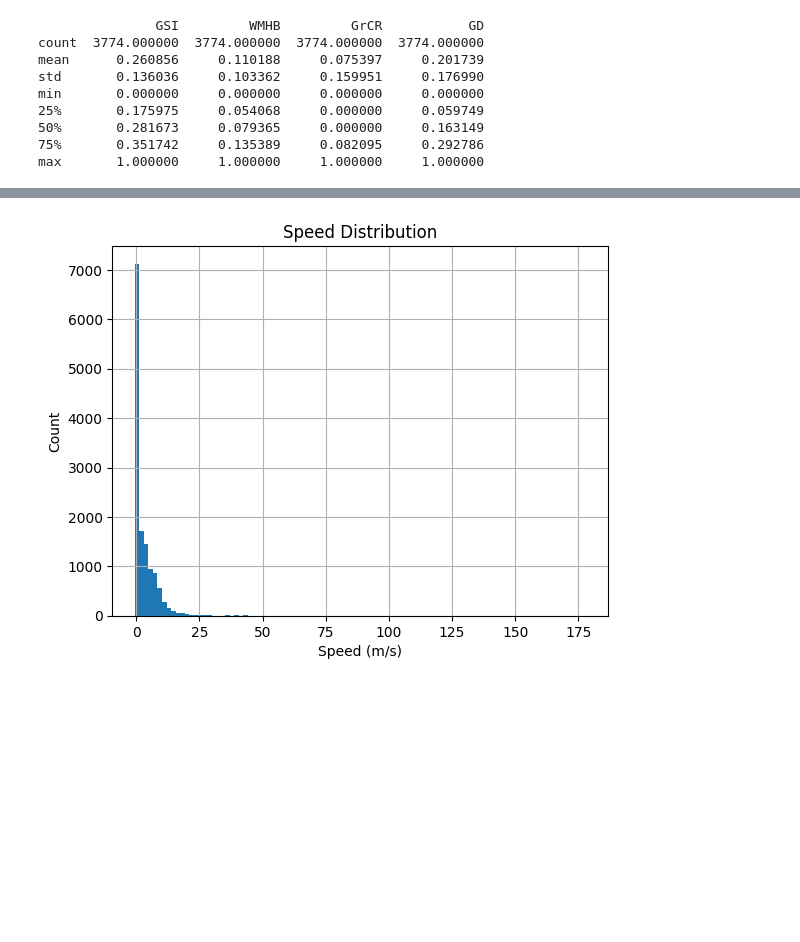
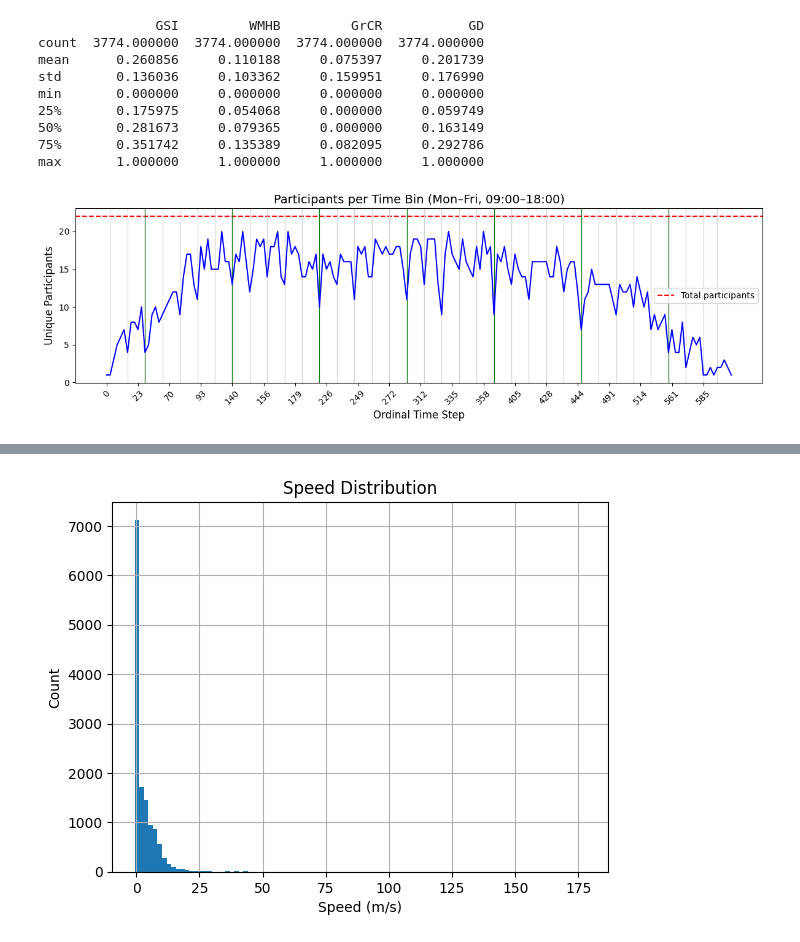
Before and after one commit to michelegiampaolo/mobility-seoul, a Jupyter notebook: Data/mobility_model.ipynb, the cells around one changed output, grey strips where cells are left out. Saved outputs shown, nothing was run; the diff lists cells and outputs as text; code cells hidden in the pictures; blank space fills up the shorter version.

```diff
--- a/Data/mobility_model.ipynb
+++ b/Data/mobility_model.ipynb
@@ -106,12 +94,17 @@ min       0.000000     0.000000     0.000000     0.000000
 75%       0.351742     0.135389     0.082095     0.292786
 max       1.000000     1.000000     1.000000     1.000000
 # %%
-# dividing the data into timee bins
+# dividing the data into time bins
 
-interval = 60 * 60          # 3600 seconds (1 hour)
+interval = 60 * 60 * 2      # 3600 seconds (1 hour)
 
 start_time = positions_links_df["merged_datetime"].min()
 end_time = positions_links_df["merged_datetime"].max()
 
 positions_links_df['time_seconds'] = positions_links_df['merged_datetime'] - start_time         # time in seconds since the start
 positions_links_df['time_bin'] = (positions_links_df["time_seconds"] // interval).astype(int)   # dividing them into time bins
+participant_counts = positions_links_df.groupby("time_bin")["id_participant"].nunique()         # counting the number of participants in each time bin
+
+# adding day and week time fields
+positions_links_df["hour_of_day"] = positions_links_df["timestamp"].dt.hour
+positions_links_df["day_of_week"] = positions_links_df["day_of_week"] = positions_links_df["timestamp"].dt.dayofweek  # Monday=0 ... Sunday=6
@@ -121,0 +111,67 @@ positions_links_df["day_of_week"] = positions_links_df["day_of_week"] = position
+# %%
+# plot to visualize how many participants are present per time bin (only between 09:00 and 18:00 and on weekdays)
+plot_df = positions_links_df[
+    (positions_links_df["hour_of_day"] >= 9) &
+    (positions_links_df["hour_of_day"] < 18) &
+    (positions_links_df["day_of_week"] <= 4)
+]
+participant_counts = plot_df.groupby("time_bin")["id_participant"].nunique()
+
+x_positions = np.arange(len(participant_counts))
+x_labels = participant_counts.index
+
+plt.figure(figsize=(12, 4))
+plt.axhline(positions_links_df["id_participant"].nunique(), color='red', linestyle='--', label='Total participants')
+
+# Full set of bins and filtered set
+all_bins = positions_links_df["time_bin"].unique()
+all_bins = np.sort(all_bins)
+included_bins = participant_counts.index
+excluded_bins = np.setdiff1d(all_bins, included_bins)
+
+# Map each bin to its weekday/hour (based on bin centers)
+bin_hour_map = positions_links_df.groupby("time_bin")["hour_of_day"].first().to_dict()
+bin_day_map = positions_links_df.groupby("time_bin")["day_of_week"].first().to_dict()
+
+# Classify excluded bins
+weekday_night_bins = []
+weekend_bins = []
+
+for b in excluded_bins:
+    day = bin_day_map.get(b, None)
+    hour = bin_hour_map.get(b, None)
+    if day is None or hour is None:
+        continue
+    if day <= 4:  # Monday to Friday
+        if hour < 9 or hour >= 18:
+            weekday_night_bins.append(b)
+    else:  # Saturday or Sunday
+        weekend_bins.append(b)
+
+# Map bin values to ordinal x positions (same as x_labels)
+bin_to_x = {b: i for i, b in enumerate(included_bins)}
+
+# Plot vertical lines for removed bins
+for b in weekday_night_bins:
+    if b in bin_to_x:
+        continue  # don't draw if this bin was actually kept
+    idx = np.searchsorted(included_bins, b)
+    if 0 <= idx < len(x_positions):
+        plt.axvline(x=idx, color='lightgray', linestyle='-', linewidth=0.75, alpha =1)
+
+for b in weekend_bins:
+    idx = np.searchsorted(included_bins, b)
+    if 0 <= idx < len(x_positions):
+        plt.axvline(x=idx, color='green', linestyle='-', linewidth=0.75, alpha=0.2)
+
+plt.plot(x_positions, participant_counts.values, color='blue')
+
+plt.xticks(x_positions[::max(len(x_positions)//20,1)], x_labels[::max(len(x_labels)//20,1)], rotation=45)
+plt.title("Participants per Time Bin (Mon–Fri, 09:00–18:00)", fontsize=14)
+plt.xlabel("Ordinal Time Step", fontsize=12)
+plt.ylabel("Unique Participants", fontsize=12)
+plt.legend()
+plt.tight_layout()
+plt.show()
+# %% [output]
+[figure, added]
```
Also changed, not shown: parts of 51 cells of this notebook.
